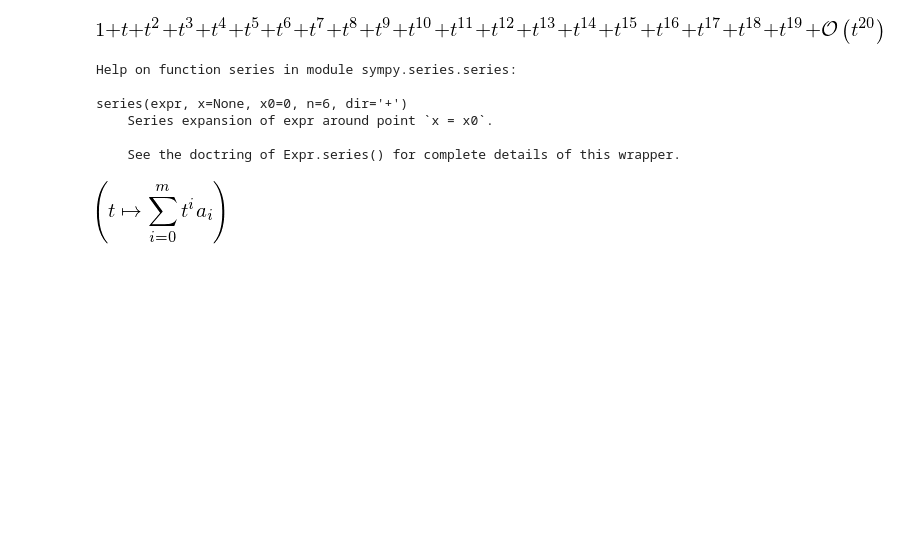
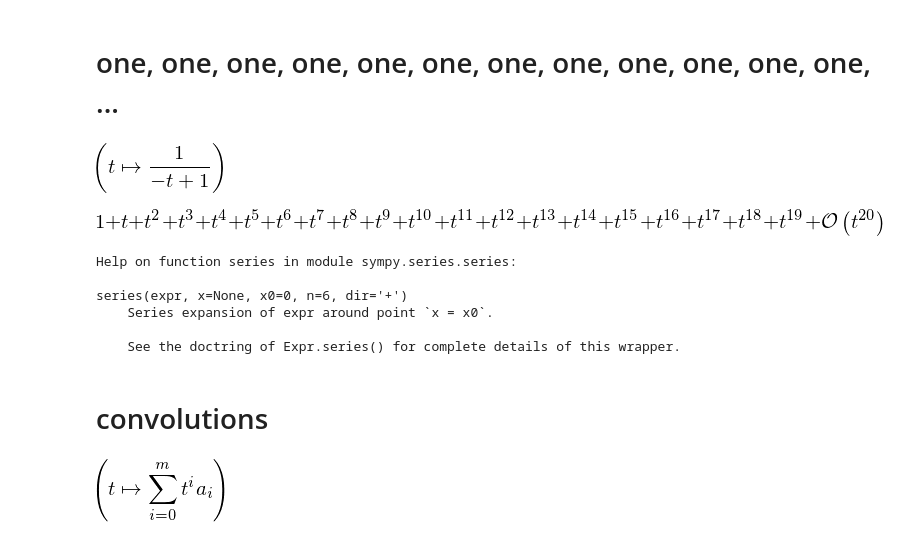
Before and after one commit to massimo-nocentini/pacc, a Jupyter notebook: paa-course/lecture-notes-october-25-2016.ipynb, the cells around one changed output. Drawn from its saved outputs; the diff is of its cells as text; code cells hidden in the pictures; blank space fills up the shorter version.

```diff
--- a/paa-course/lecture-notes-october-25-2016.ipynb
+++ b/paa-course/lecture-notes-october-25-2016.ipynb
@@ -21,11 +21,17 @@ init_printing()
 # %%
 t, m, i, k, n = symbols('t m i k n')
 a, b = IndexedBase('a'), IndexedBase('b')
+# %% [markdown]
+# one, one, one, one, one, one, one, one, one, one, one, one, ...
 # %%
 ones_fn = Lambda([t], 1/(1-t))
-series(ones_fn(t), t, n=20)
+ones_fn
 # %% [output]
-[figure, old version]
+[figure, new version]
+# %%
+series(ones_fn(t), t, n=20)
+# %% [output]
+[figure, added]
 # %%
 help(series)
 # %% [output]
@@ -35,6 +41,8 @@ series(expr, x=None, x0=0, n=6, dir='+')
     Series expansion of expr around point `x = x0`.
 
     See the doctring of Expr.series() for complete details of this wrapper.
+# %% [markdown]
+# convolutions
 # %%
 a_fn = Lambda([t], Sum(a[i]*t**i, (i, 0, m)))
 a_fn
```
Also changed, not shown: parts of 30 cells of this notebook.
